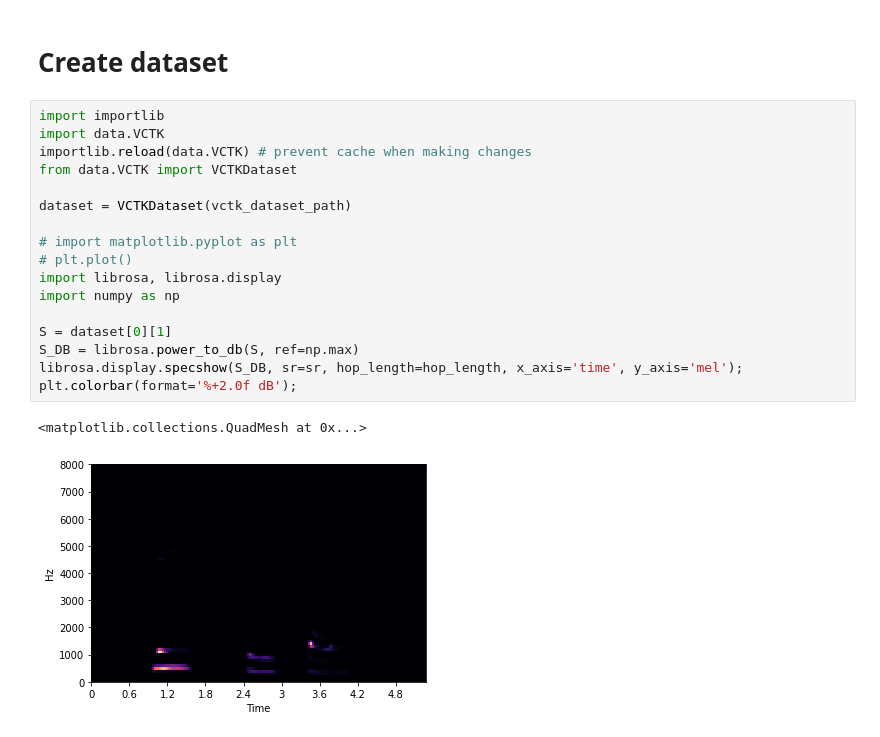
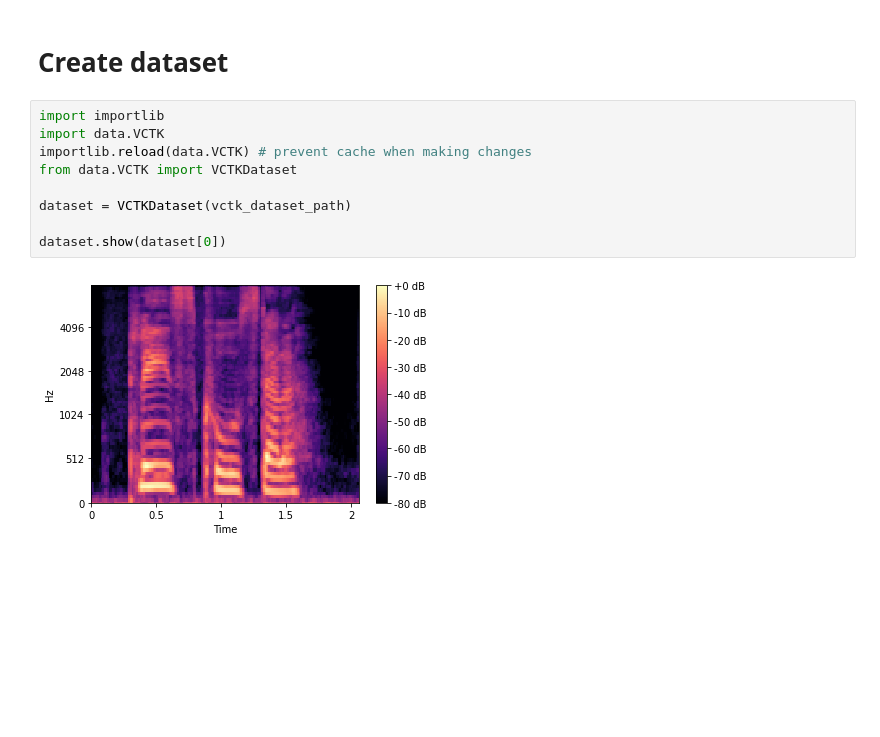
Before and after one commit to CISC-867/Project, a Jupyter notebook: main.ipynb, the cells around one changed output. Cells and saved outputs as stored; diff of their text form; blank space fills up the shorter version.

Commit message:
Use custom show method, trim audio

```diff
--- a/main.ipynb
+++ b/main.ipynb
@@ -38,20 +38,11 @@ elif Size == "Smaller":
 # %%
 import importlib
 import data.VCTK
 importlib.reload(data.VCTK) # prevent cache when making changes
 from data.VCTK import VCTKDataset
 
 dataset = VCTKDataset(vctk_dataset_path)
 
-# import matplotlib.pyplot as plt
-# plt.plot()
-import librosa, librosa.display
-import numpy as np
-
-S = dataset[0][1]
-S_DB = librosa.power_to_db(S, ref=np.max)
-librosa.display.specshow(S_DB, sr=sr, hop_length=hop_length, x_axis='time', y_axis='mel');
-plt.colorbar(format='%+2.0f dB');
+dataset.show(dataset[0])
 # %% [output]
-<matplotlib.collections.QuadMesh at 0x...>
-[figure, old version]
+[figure, new version]
```
Also changed, not shown: 1 other file.
